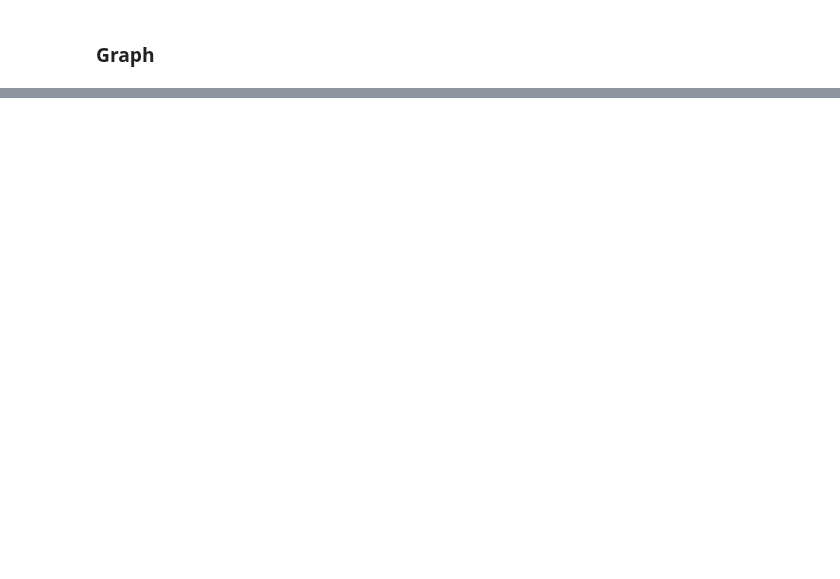
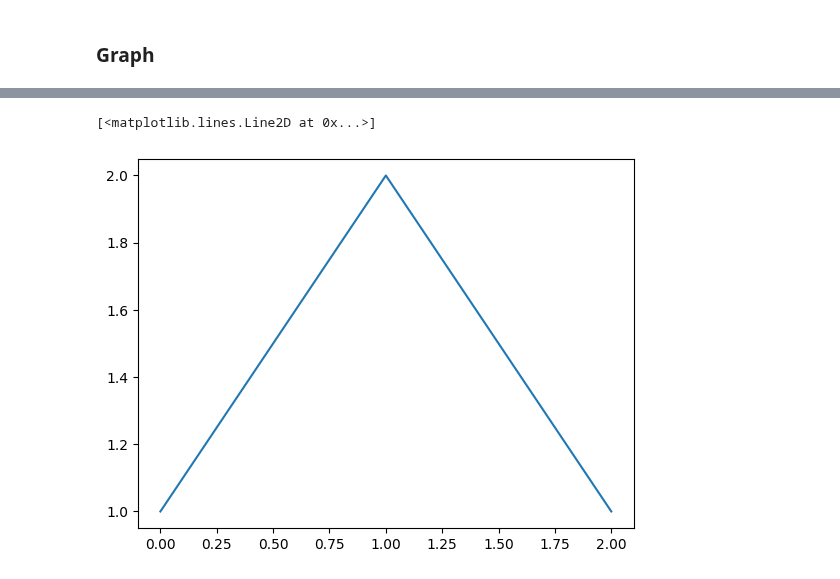
Before and after one commit to DesignToolInvestor/ManetSim, a Jupyter notebook: CdfFit/Note Books/dist_b_mle_over_fit.ipynb, the cells around one changed output, grey strips where cells are left out. Cells and saved outputs as stored; diff of their text form; code cells hidden in the pictures; blank space fills up the shorter version.

```diff
--- a/CdfFit/Note Books/dist_b_mle_over_fit.ipynb
+++ b/CdfFit/Note Books/dist_b_mle_over_fit.ipynb
@@ -111,0 +157,5 @@ Text(0.5, 0, 'n')
+# %%
+plot.plot([0,1,2], [1,2,1])
+# %% [output]
+[<matplotlib.lines.Line2D at 0x...>]
+[figure, added]
```
Also changed, not shown: parts of 13 cells of this notebook, 4 other files.
